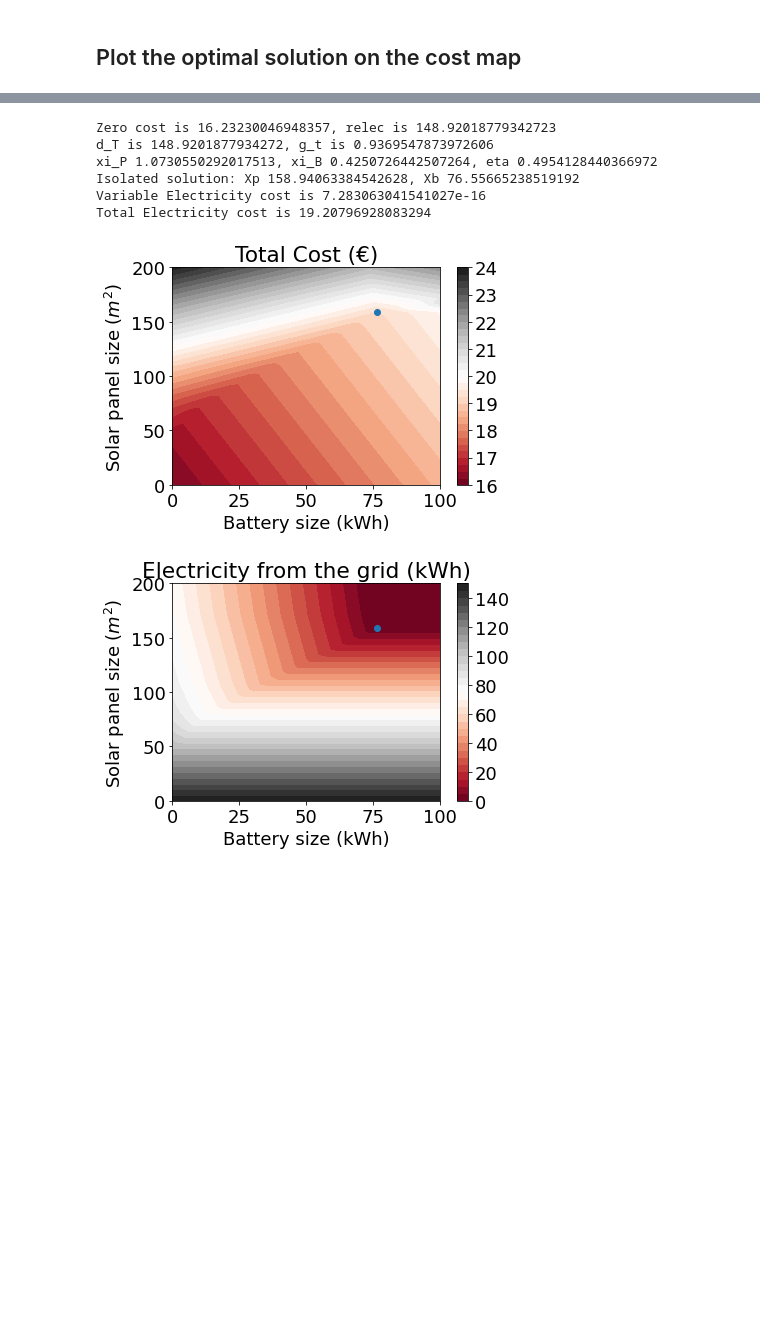
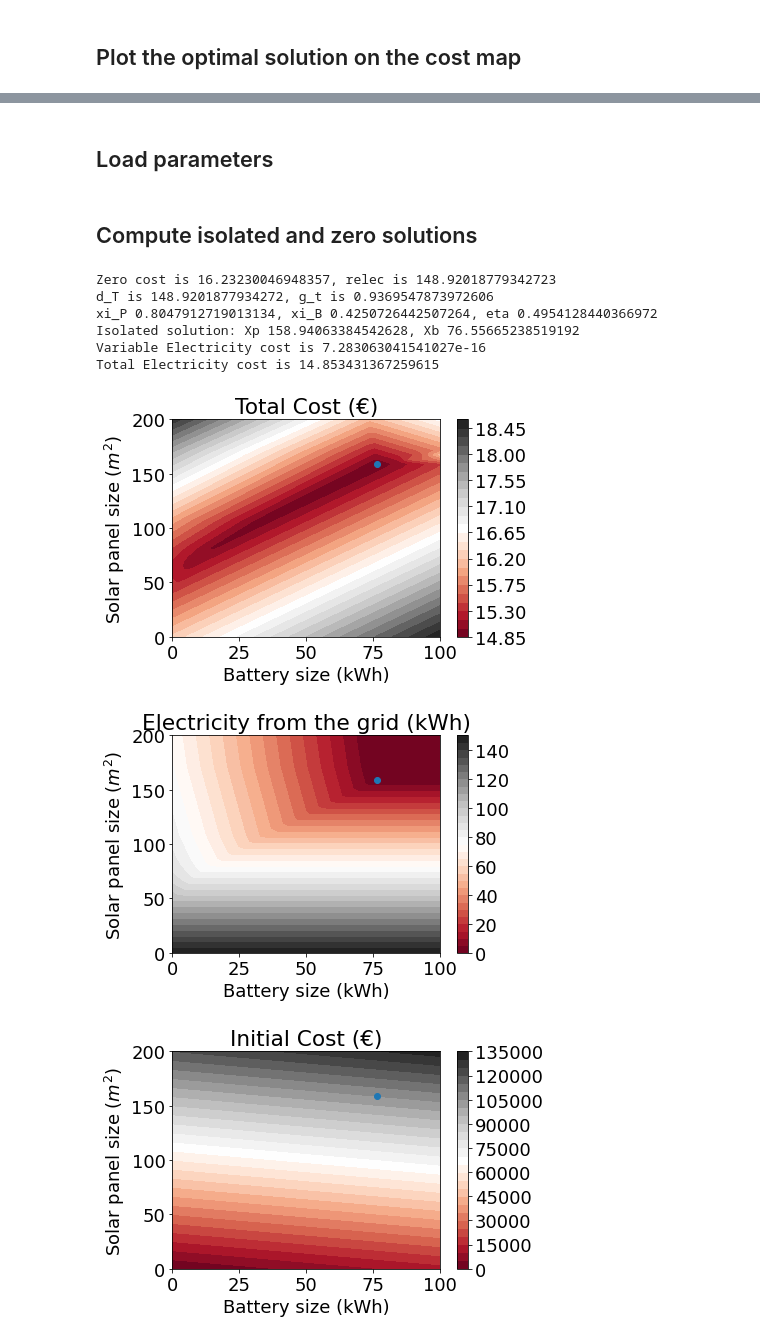
Before and after one commit to albertopastormr/pv-design-optimization, a Jupyter notebook: solar_optimum.ipynb, the cells around one changed output, grey strips where cells are left out. Drawn from its saved outputs; the diff is of its cells as text; code cells hidden in the pictures; blank space fills up the shorter version.

```diff
--- a/solar_optimum.ipynb
+++ b/solar_optimum.ipynb
@@ -178,16 +175,13 @@ NameError: ignored
 Xbv = np.linspace(0,300,50).tolist()
 Xpv = np.linspace(0,4,50).tolist()
 Cb, Vb, Cp, Vp = 0.25,1,170,1 # the good numbers, do not touch
-Cb, Vb, Cp, Vp = 0.45,1,130,1 # the good numbers, do not touch
+#Cb, Vb, Cp, Vp = 0.45,1,130,1 # the good numbers, do not touch
 
 #Cb, Vb, Cp, Vp = 0.01,1,100,1
-
 
 xi_P = Cp/Vp/gt
 eta = Cv/Ce
 print(f'eta {eta}')
-
-
 
 print(f'Cp/Vp/g_T {xi_P}, Ce {Ce} Cv {Cv}')
 print(f'CB/VB/Ce/(1-eta) {Cb/Vb/Ce/(1-eta)}')
@@ -197,7 +191,6 @@ rcost_grid = np.zeros([len(Xbv),len(Xpv)])
 for i,Xb in enumerate(Xbv):
   for j,Xp in enumerate(Xpv):
     qinit = qinit_iso # Xb/2
-    #qinit = qinit_iso*Xb/Xb_iso
     cost_grid[j,i],rcost_grid[j,i] = total_cost(Xp,Xb,irradiance, demand, N, Ce, Cv, qinit, Cb, Vb, Cp, Vp)
 
 plt.figure()
@@ -258,26 +252,24 @@ plt.savefig('xbxp_rcontour.pdf', bbox_inches='tight')
 # %%
 # line test
-Xpv = np.linspace(0,3,100).tolist()
-Cb, Vb, Cp, Vp = 0.25,1,170,1 # the good numbers, do not touch
+Xpv_pcost = np.linspace(0,3,100).tolist()
+#Cb, Vb, Cp, Vp = 0.25,1,170,1 # the good numbers, do not touch
 #Cb, Vb, Cp, Vp = 0.01,1,100,1
 
 xi_P = Cp/Vp/gt/Ce
 
 eta = Cv/Ce
 print(f'eta {eta}')
-
 print(f'Cp/Vp/g_T {xi_P}, Ce {Ce} Cv {Cv}')
 print(f'CB/VB/Ce/(1-eta) {Cb/Vb/Ce/(1-eta)}')
 
-cost_panels = np.zeros([len(Xpv),])
-for j,Xp in enumerate(Xpv):
+cost_panels = np.zeros([len(Xpv_pcost),])
+for j,Xp in enumerate(Xpv_pcost):
   qinit = qinit_iso # Xb/2
   Xb = 0
-  #qinit = qinit_iso*Xb/Xb_iso
   cost_panels[j],rcost_panels = total_cost(Xp,Xb,irradiance, demand, N, Ce, Cv, qinit, Cb, Vb, Cp, Vp)
 
 plt.figure()
-plt.plot(Xpv,cost_panels)
+plt.plot(Xpv_pcost,cost_panels)
 plt.xlabel('Solar panel size ($m^2$)')
 plt.ylabel('Total Cost (€)')
 plt.savefig('cost_only_panels.pdf', bbox_inches='tight')
@@ -1036,3 +965,5 @@ print(list(ke)[0])
+# %% [markdown]
+## Load parameters
 # %%
 # Load real numbers
 N = 24
@@ -1051,6 +982,8 @@ Cp = 50 # euros/m^2
 Cb = 3 # euros/kWh
 Vp = 30*365  # hours
 Vb = 10*365  # hours
+# %% [markdown]
+## Compute isolated and zero solutions
 # %%
 Xbv = np.linspace(0,100,50).tolist()
 Xpv = np.linspace(0,200,50).tolist()
@@ -1089,42 +1022,61 @@ qinit = qinit_iso
 print(f'Isolated solution: Xp {Xp_iso}, Xb {Xb_iso}')
 cost_elec_iso, battery_charge_elec_iso, casev_elec_iso, e_rv_elec_iso, e_sv_elec_iso, e_bv_elec_iso = electricity_cost(Xp_iso,Xb_iso,irradiance, demand, N, Ce, Cv, qinit)
 print(f'Variable Electricity cost is {cost_elec_iso}')
-cost_iso, rcost_panels_elec_iso = total_cost(Xp_iso,Xb_iso,irra
-                                             diance, demand, N, Ce, Cv, qinit, Cb, Vb, Cp, Vp)
+cost_iso, rcost_panels_elec_iso = total_cost(Xp_iso,Xb_iso,irradiance, demand, N, Ce, Cv, qinit, Cb, Vb, Cp, Vp)
 print(f'Total Electricity cost is {cost_iso}')
 
 
 # Plot grid cost
 cost_grid = np.zeros([len(Xbv),len(Xpv)])
 rcost_grid = np.zeros([len(Xbv),len(Xpv)])
 for i,Xb in enumerate(Xbv):
   for j,Xp in enumerate(Xpv):
     qinit = qinit_iso # Xb/2
-    cost_grid[j,i],rcost_grid[j,i] = total_cost(Xp,Xb,irradiance, demand, N, Ce, Cv, qinit, Cb, Vb, Cp, Vp)
+    f = multi_cost(Xp,Xb,irradiance, demand, N, Ce, Cv, qinit, Cb, Vb, Cp, Vp)
+    cost_grid[j,i],rcost_grid[j,i], ci_grid[j,i],T_grid[j,i] =  f[0],f[1],f[2],f[3]/365
 
 plt.figure()
 plt.contourf(Xbv, Xpv, cost_grid, 30, cmap='RdGy')
 plt.xlabel('Battery size (kWh)')
 plt.ylabel('Solar panel size ($m^2$)')
 plt.title('Total Cost (€)')
 plt.colorbar(cmap='RdGy')
 plt.scatter(Xb_iso,Xp_iso)
 plt.savefig('xbxp_contour_real.pdf', bbox_inches='tight')
 
 plt.figure()
 plt.contourf(Xbv, Xpv, rcost_grid, 30, cmap='RdGy')
 plt.xlabel('Battery size (kWh)')
 plt.ylabel('Solar panel size ($m^2$)')
 plt.title('Electricity from the grid (kWh)')
 plt.colorbar(cmap='RdGy')
 plt.scatter(Xb_iso,Xp_iso)
 plt.savefig('xbxp_rcontour_real.pdf', bbox_inches='tight')
+
+plt.figure()
+plt.contourf(Xbv, Xpv, ci_grid, 30, cmap='RdGy')
+plt.xlabel('Battery size (kWh)')
+plt.ylabel('Solar panel size ($m^2$)')
+plt.title('Initial Cost (€)')
+plt.colorbar(cmap='RdGy')
+plt.scatter(Xb_iso,Xp_iso)
+plt.savefig('xbxp_contour.pdf', bbox_inches='tight')
+
+plt.figure()
+plt.contourf(Xbv, Xpv, T_grid, 30, cmap='RdGy')
+plt.xlabel('Battery size (kWh)')
+plt.ylabel('Solar panel size ($m^2$)')
+plt.title('Time to break even (years)')
+plt.colorbar(cmap='RdGy')
+plt.scatter(Xb_iso,Xp_iso)
+plt.savefig('xbxp_rcontour.pdf', bbox_inches='tight')
 # %% [output]
 Zero cost is 16.23230046948357, relec is 148.92018779342723
 d_T is 148.9201877934272, g_t is 0.9369547873972606
-xi_P 1.0730550292017513, xi_B 0.4250726442507264, eta 0.4954128440366972
+xi_P 0.8047912719013134, xi_B 0.4250726442507264, eta 0.4954128440366972
 Isolated solution: Xp 158.94063384542628, Xb 76.55665238519192
 Variable Electricity cost is 7.283063041541027e-16
-Total Electricity cost is 19.20796928083294
+Total Electricity cost is 14.853431367259615
-[figure, old version]
+[figure, new version]
 [figure]
+[figure, added]
```
Also changed, not shown: parts of 51 cells of this notebook.
